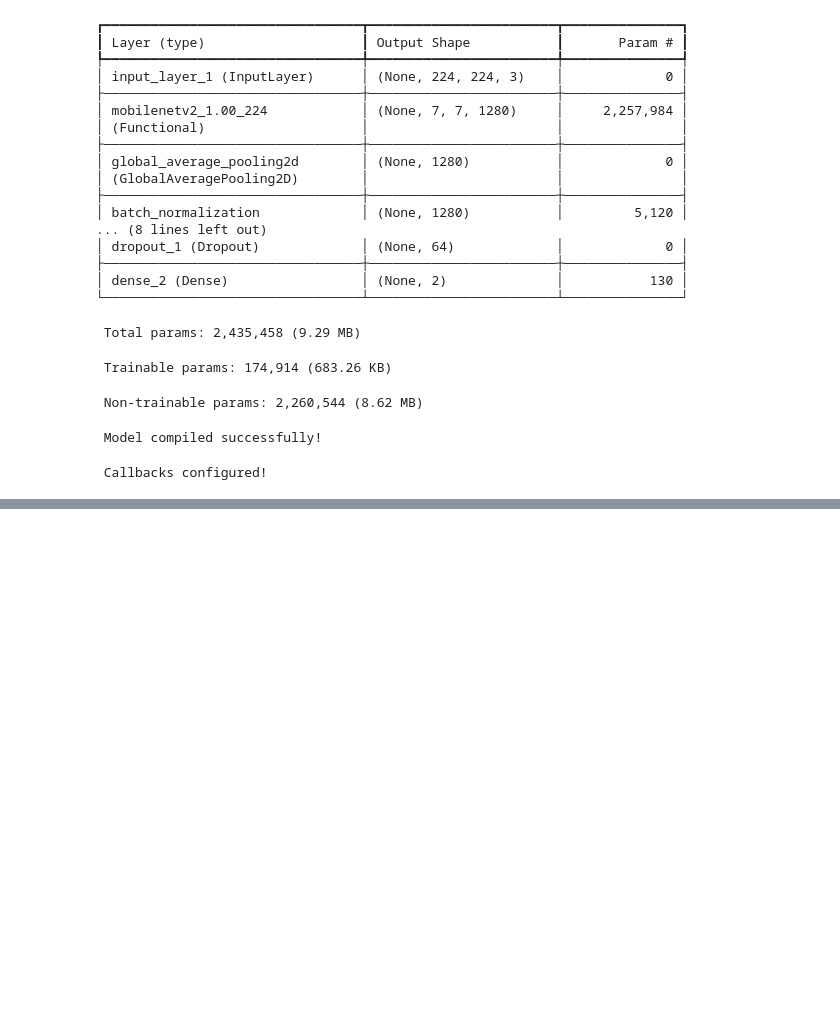
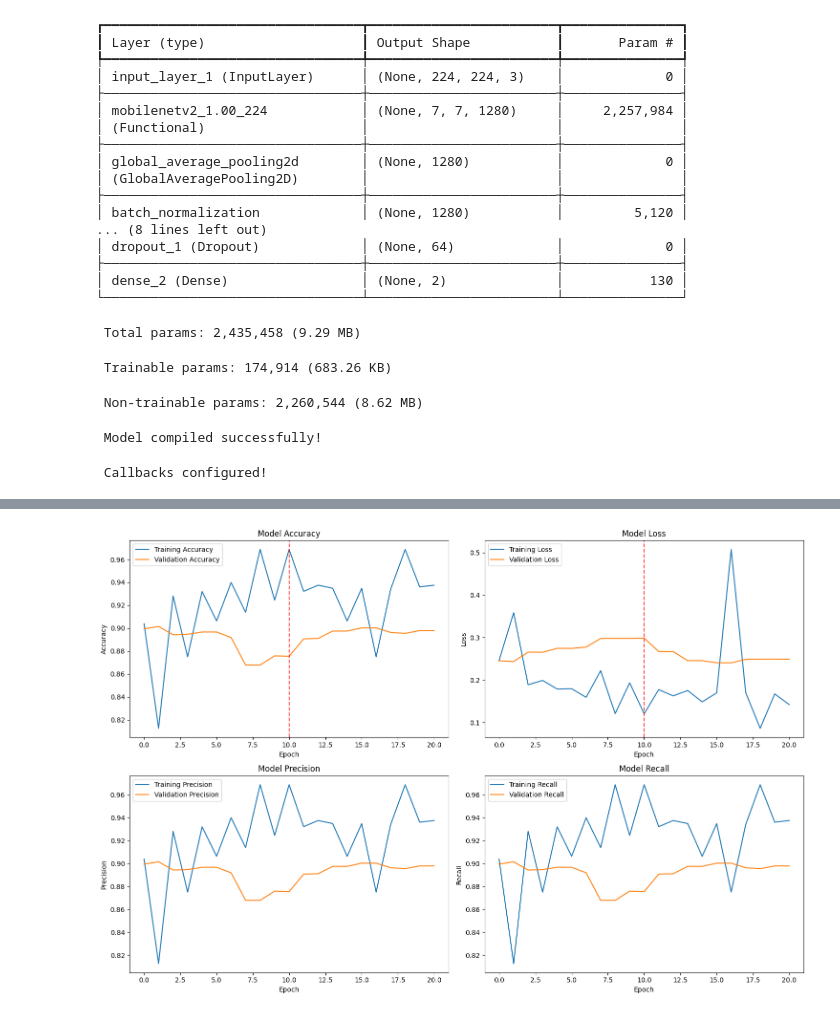
Before and after one commit to IT22283344/DL_Assignment, a Jupyter notebook: Garabage_classification.ipynb, the cells around one changed output, grey strips where cells are left out. Drawn from its saved outputs; the diff is of its cells as text; code cells hidden in the pictures; blank space fills up the shorter version.

Commit message:
Add the visualization graphs and model summary

```diff
--- a/Garabage_classification.ipynb
+++ b/Garabage_classification.ipynb
@@ -41,7 +41,7 @@ Mounted at /content/drive
 import os
 
 seven_z_path = '/content/drive/MyDrive/DATASET.7z'
-extract_dir = '/content/DATASET'
+extract_dir = '/content/DATASET/DATASET'
 
 # Create extraction directory if it doesn't exist
 os.makedirs(extract_dir, exist_ok=True)
@@ -400,0 +450,55 @@ Restoring model weights from the end of the best epoch: 16.
+# %%
+# =============================================================================
+# VISUALIZATION
+# =============================================================================
+
+# Combine history from both training phases
+def combine_histories(initial_history, fine_history):
+    combined_history = {}
+    for key in initial_history.history.keys():
+        combined_history[key] = initial_history.history[key] + fine_history.history[key]
+    return combined_history
+
+combined_history = combine_histories(history, history_fine)
+
+# Plot training history
+fig, axes = plt.subplots(2, 2, figsize=(15, 10))
+
+# Accuracy
+axes[0, 0].plot(combined_history['accuracy'], label='Training Accuracy')
+axes[0, 0].plot(combined_history['val_accuracy'], label='Validation Accuracy')
+axes[0, 0].set_title('Model Accuracy')
+axes[0, 0].set_xlabel('Epoch')
+axes[0, 0].set_ylabel('Accuracy')
+axes[0, 0].legend()
+axes[0, 0].axvline(x=10, color='r', linestyle='--', alpha=0.7, label='Fine-tuning Start')
+
+# Loss
+axes[0, 1].plot(combined_history['loss'], label='Training Loss')
+axes[0, 1].plot(combined_history['val_loss'], label='Validation Loss')
+axes[0, 1].set_title('Model Loss')
+axes[0, 1].set_xlabel('Epoch')
+axes[0, 1].set_ylabel('Loss')
+axes[0, 1].legend()
+axes[0, 1].axvline(x=10, color='r', linestyle='--', alpha=0.7, label='Fine-tuning Start')
+
+# Precision
+axes[1, 0].plot(combined_history['precision'], label='Training Precision')
+axes[1, 0].plot(combined_history['val_precision'], label='Validation Precision')
+axes[1, 0].set_title('Model Precision')
+axes[1, 0].set_xlabel('Epoch')
+axes[1, 0].set_ylabel('Precision')
+axes[1, 0].legend()
+
+# Recall
+axes[1, 1].plot(combined_history['recall'], label='Training Recall')
+axes[1, 1].plot(combined_history['val_recall'], label='Validation Recall')
+axes[1, 1].set_title('Model Recall')
+axes[1, 1].set_xlabel('Epoch')
+axes[1, 1].set_ylabel('Recall')
+axes[1, 1].legend()
+
+plt.tight_layout()
+plt.show()
+# %% [output]
+[figure, added]
```
Also changed, not shown: parts of 5 cells of this notebook.
